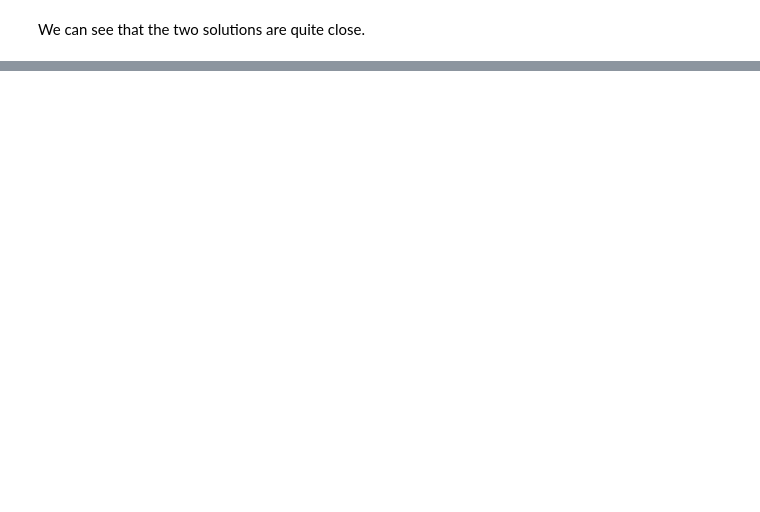
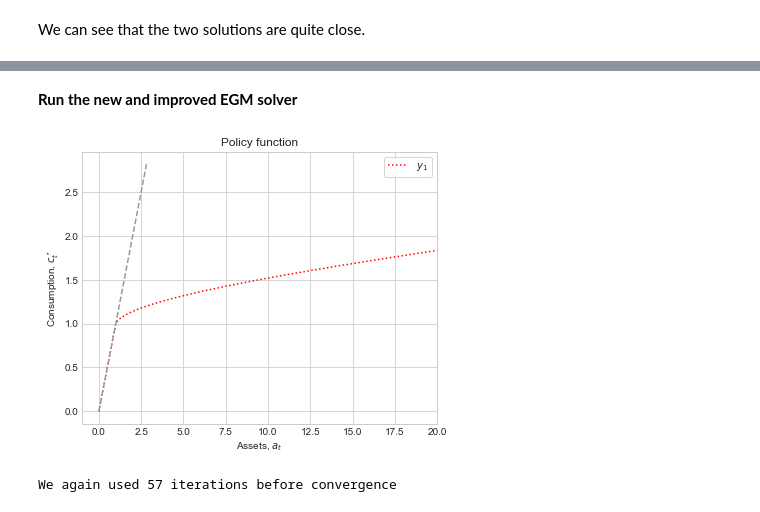
Before and after one commit to madsankern/DynamicProgramming, a Jupyter notebook: solve_model.ipynb, the cells around one changed output, grey strips where cells are left out. Drawn from its saved outputs; the diff is of its cells as text; code cells hidden in the pictures; blank space fills up the shorter version.

```diff
--- a/solve_model.ipynb
+++ b/solve_model.ipynb
@@ -99,0 +124,25 @@ We can see that the two solutions are quite close.
+# %% [markdown]
+**Run the new and improved EGM solver**
+# %%
+sol_egm_2d = egm.solve_EGM_2d(par)
+# %%
+fig = plt.figure(figsize=(14,5))
+
+ax = fig.add_subplot(1,2,1)
+
+ax.plot(sol_egm_2d.a[0,:], sol_egm_2d.c[0,:], linestyle = ':', color = 'red', label = '$y_1$')
+ax.plot(sol_egm_2d.a[1,:], sol_egm_2d.c[1,:], linestyle = ':', color = 'blue', label = '$y_2$')
+ax.plot(sol_egm_2d.a[1,:10], sol_egm_2d.a[1,:10], linestyle = '--', color = '0.6') # Check with 45 degree line. Seems correct
+ax.set_xlabel(f"Assets, $a_t$")
+ax.set_ylabel(f"Consumption, $c^\star_t$")
+ax.set_title(f'Policy function')
+ax.set_xlim([-1,20])
+ax.legend(frameon=True)
+
+plt.show()
+# %% [output]
+[figure, added]
+# %%
+print("We again used " + str(sol_egm_2d.it) +" iterations before convergence")
+# %% [output]
+We again used 57 iterations before convergence
```
Also changed, not shown: parts of 6 cells of this notebook, 2 other files.
